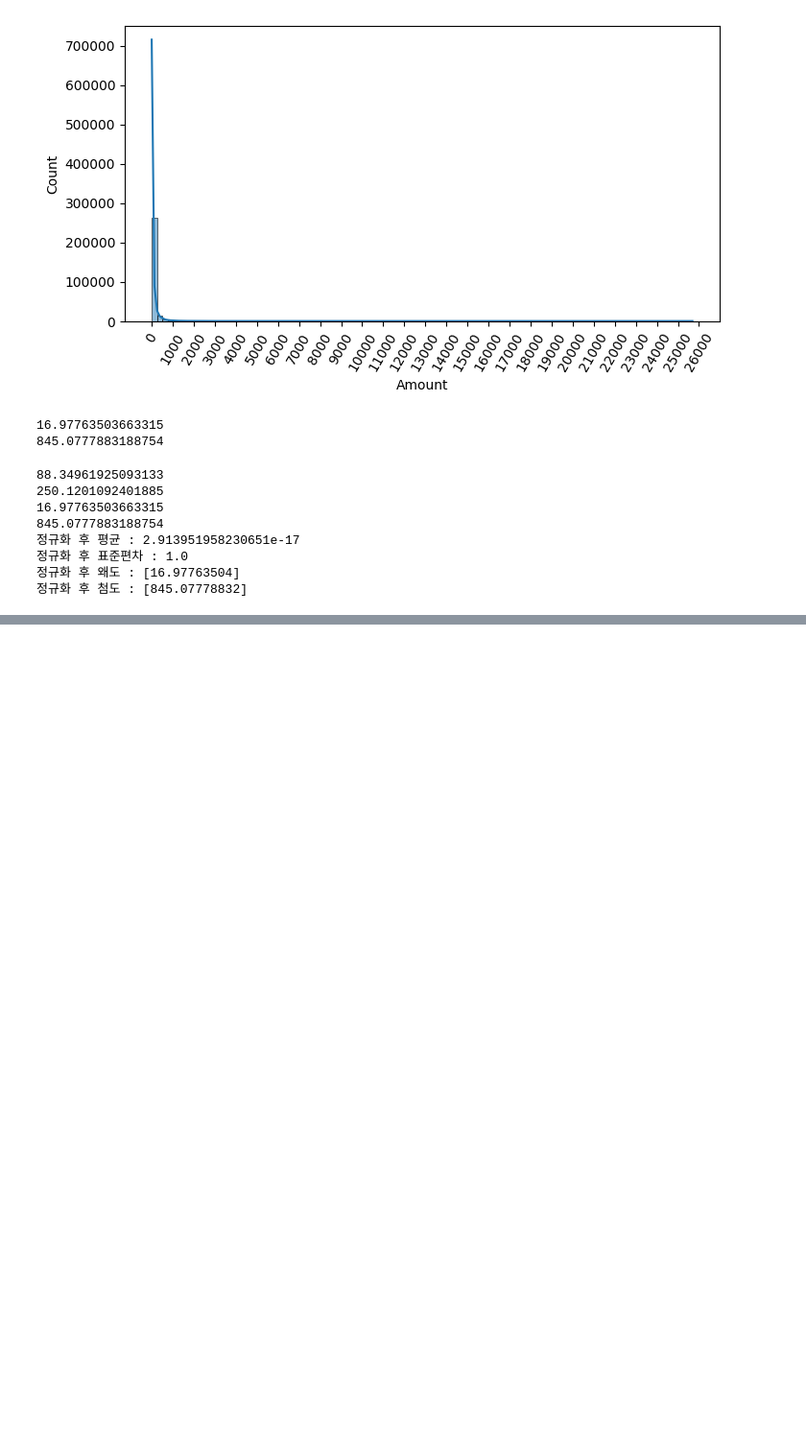
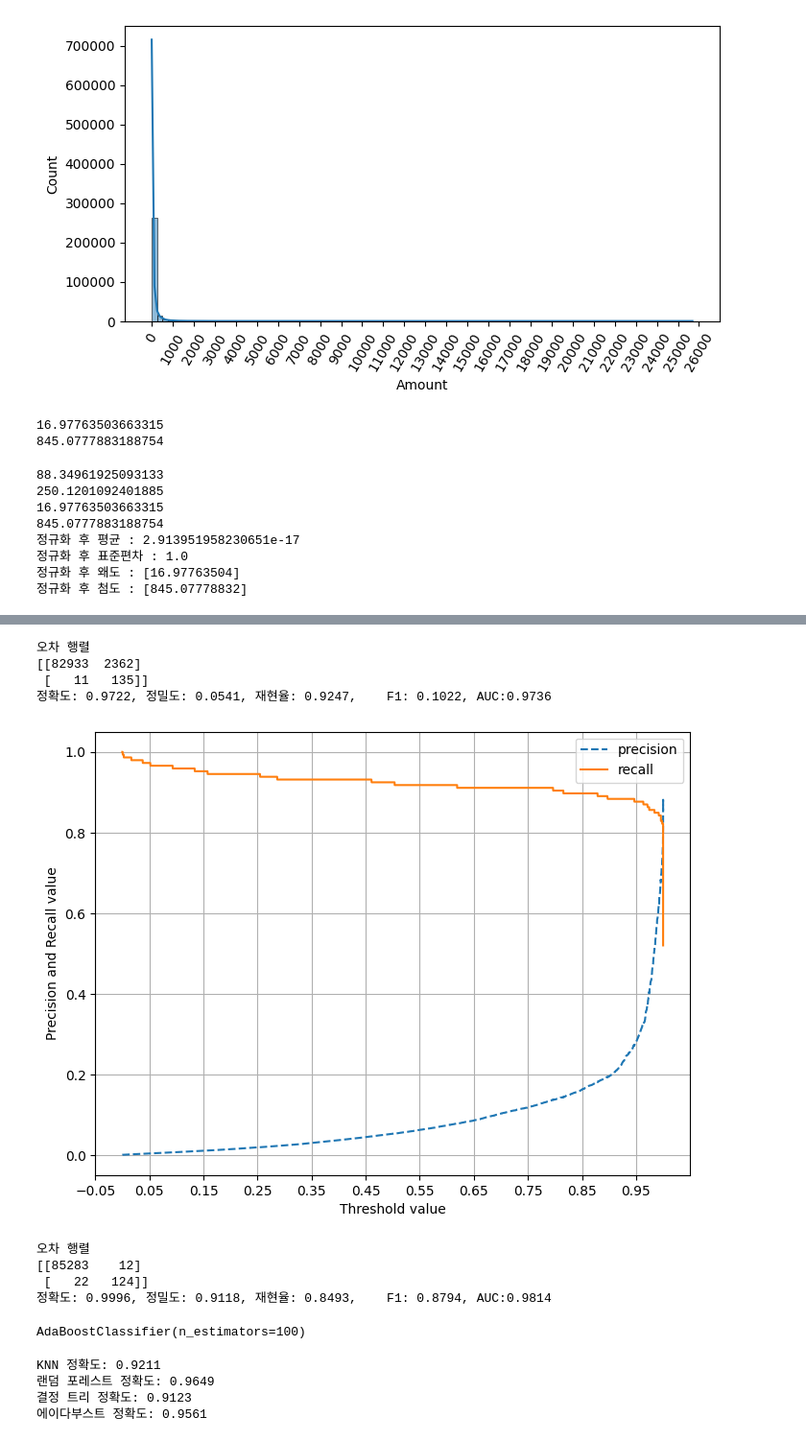
Before and after one commit to jewons91/ml-dev, a Jupyter notebook: ch04/10 신용카드 사기 검출.ipynb, the cells around one changed output, grey strips where cells are left out. Shown at 96% size. Saved outputs shown, nothing was run; the diff lists cells and outputs as text; code cells hidden in the pictures; blank space fills up the shorter version.

```diff
--- a/ch04/10 신용카드 사기 검출.ipynb
+++ b/ch04/10 신용카드 사기 검출.ipynb
@@ -205,0 +299,8 @@ print(f'정규화 후 첨도 : {kurtosis(n_amount)}')
+# %%
+from imblearn.over_sampling import SMOTE
+
+smote = SMOTE(random_state=0)
+X_train_over, y_train_over = smote.fit_resample(X_train, y_train)
+print('SMOTE 적용 전 학습용 피처/레이블 데이터 세트: ', X_train.shape, y_train.shape)
+print('SMOTE 적용 후 학습용 피처/레이블 데이터 세트: ', X_train_over.shape, y_train_over.shape)
+print('SMOTE 적용 후 레이블 값 분포: \n', pd.Series(y_train_over).value_counts())
@@ -205,0 +315,46 @@ print(f'정규화 후 첨도 : {kurtosis(n_amount)}')
+# %%
+lr_clf = LogisticRegression()
+# ftr_train과 tgt_train 인자값이 SMOTE 증식된 X_train_over와 y_train_over로 변경됨에 유의
+get_model_train_eval(lr_clf, ftr_train=X_train_over, ftr_test=X_test, tgt_train=y_train_over, tgt_test=y_test)
+# %% [output]
+오차 행렬
+[[82933  2362]
+ [   11   135]]
+정확도: 0.9722, 정밀도: 0.0541, 재현율: 0.9247,    F1: 0.1022, AUC:0.9736
+# %%
+import matplotlib.pyplot as plt
+import matplotlib.ticker as ticker
+from sklearn.metrics import precision_recall_curve
+%matplotlib inline
+
+def precision_recall_curve_plot(y_test , pred_proba_c1):
+    # threshold ndarray와 이 threshold에 따른 정밀도, 재현율 ndarray 추출.
+    precisions, recalls, thresholds = precision_recall_curve( y_test, pred_proba_c1)
+
+    # X축을 threshold값으로, Y축은 정밀도, 재현율 값으로 각각 Plot 수행. 정밀도는 점선으로 표시
+    plt.figure(figsize=(8,6))
+    threshold_boundary = thresholds.shape[0]
+    plt.plot(thresholds, precisions[0:threshold_boundary], linestyle='--', label='precision')
+    plt.plot(thresholds, recalls[0:threshold_boundary],label='recall')
+
+    # threshold 값 X 축의 Scale을 0.1 단위로 변경
+    start, end = plt.xlim()
+    plt.xticks(np.round(np.arange(start, end, 0.1),2))
+
+    # x축, y축 label과 legend, 그리고 grid 설정
+    plt.xlabel('Threshold value'); plt.ylabel('Precision and Recall value')
+    plt.legend(); plt.grid()
+    plt.show()
+# %%
+precision_recall_curve_plot( y_test, lr_clf.predict_proba(X_test)[:, 1] )
+# %% [output]
+[figure, added]
+# %%
+lgbm_clf = LGBMClassifier(n_estimators=1000, num_leaves=64, n_jobs=-1, boost_from_average=False)
+get_model_train_eval(lgbm_clf, ftr_train=X_train_over, ftr_test=X_test,
+                  tgt_train=y_train_over, tgt_test=y_test)
+# %% [output]
+오차 행렬
+[[85283    12]
+ [   22   124]]
+정확도: 0.9996, 정밀도: 0.9118, 재현율: 0.8493,    F1: 0.8794, AUC:0.9814
@@ -205,0 +390,24 @@ print(f'정규화 후 첨도 : {kurtosis(n_amount)}')
+# %%
+# 개별 모델들을 학습.
+knn_clf.fit(X_train, y_train)
+rf_clf.fit(X_train , y_train)
+dt_clf.fit(X_train , y_train)
+ada_clf.fit(X_train, y_train)
+# %% [output]
+AdaBoostClassifier(n_estimators=100)
+# %%
+# 학습된 개별 모델들이 각자 반환하는 예측 데이터 셋을 생성하고 개별 모델의 정확도 측정.
+knn_pred = knn_clf.predict(X_test)
+rf_pred = rf_clf.predict(X_test)
+dt_pred = dt_clf.predict(X_test)
+ada_pred = ada_clf.predict(X_test)
+
+print('KNN 정확도: {0:.4f}'.format(accuracy_score(y_test, knn_pred)))
+print('랜덤 포레스트 정확도: {0:.4f}'.format(accuracy_score(y_test, rf_pred)))
+print('결정 트리 정확도: {0:.4f}'.format(accuracy_score(y_test, dt_pred)))
+print('에이다부스트 정확도: {0:.4f} '.format(accuracy_score(y_test, ada_pred)))
+# %% [output]
+KNN 정확도: 0.9211
+랜덤 포레스트 정확도: 0.9649
+결정 트리 정확도: 0.9123
+에이다부스트 정확도: 0.9561
```
Also changed, not shown: parts of 19 cells of this notebook.
